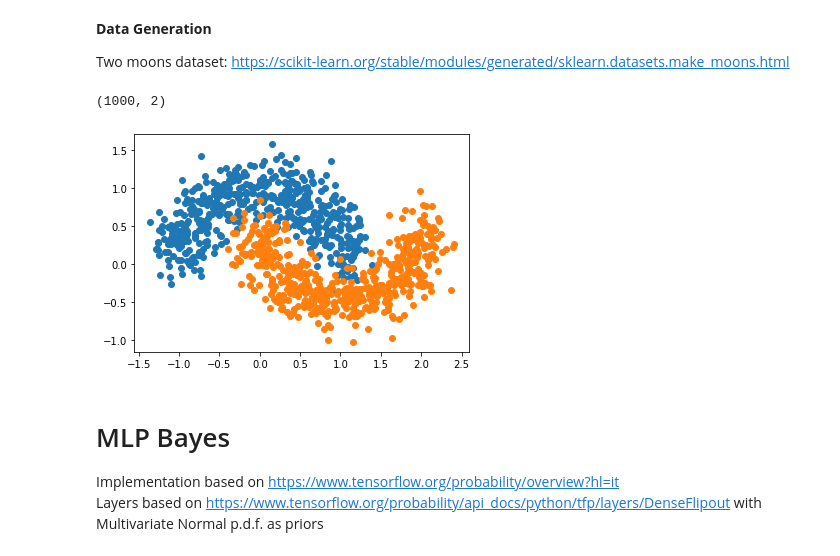
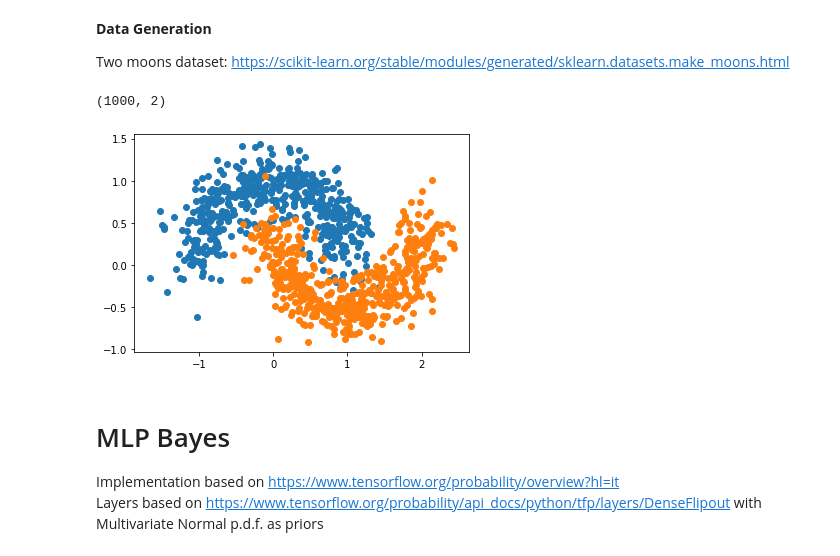
Before and after one commit to jacopot96/CERN-iCSC-2023-Computing-School, a Jupyter notebook: Bayesian_Classification_iCSC.ipynb, the cells around one changed output. Saved outputs shown, nothing was run; the diff lists cells and outputs as text; code cells hidden in the pictures.

```diff
--- a/Bayesian_Classification_iCSC.ipynb
+++ b/Bayesian_Classification_iCSC.ipynb
@@ -23,24 +23,24 @@ import tensorflow_probability as tfp
 
 Two moons dataset: https://scikit-learn.org/stable/modules/generated/sklearn.datasets.make_moons.html
 # %%
+# Generate dataset
+cent = [[-1, -1], [1, 1]]
+Ndata = 1000
 
-# generate dataset
-cent=[[-1, -1], [1, 1]]
-Ndata=1000
+X, Y = datasets.make_moons(Ndata, noise=0.20, random_state=16)
 
-X, Y = datasets.make_moons(Ndata, noise=0.20, random_state=6)
-
-# train test split
-X_tr, X_te, y_tr, y_te = train_test_split(X, Y, test_size=0.4, random_state=42)
+# Train-Test split
+X_tr, X_te, y_tr, y_te = train_test_split(X, Y, test_size=0.4, random_state=16)
 print(X.shape)
-
-# create scatter plot for samples from each class
-for class_value in range(2):
-	row_ix = where(Y == class_value)
-	plt.scatter(X[row_ix, 0], X[row_ix, 1])
 # %% [output]
 (1000, 2)
-[figure, removed]
+# %%
+# Draw scatter plot for samples from each class
+for class_value in range(2):
+	row_ix = np.where(Y == class_value)
+	plt.scatter(X[row_ix, 0], X[row_ix, 1])
+# %% [output]
+[figure, added]
 # %% [markdown]
 # MLP Bayes
 
```
Also changed, not shown: parts of 21 cells of this notebook.
